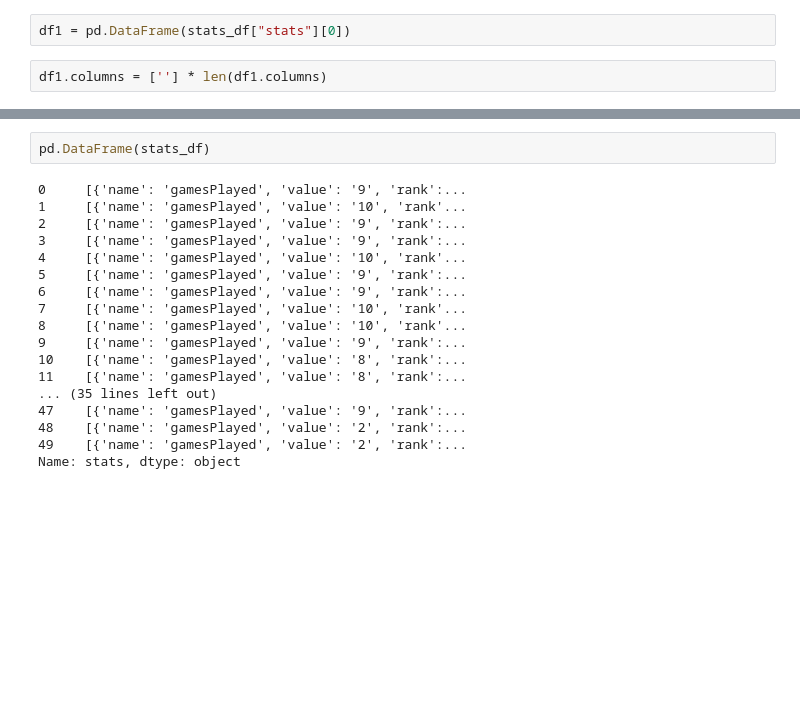
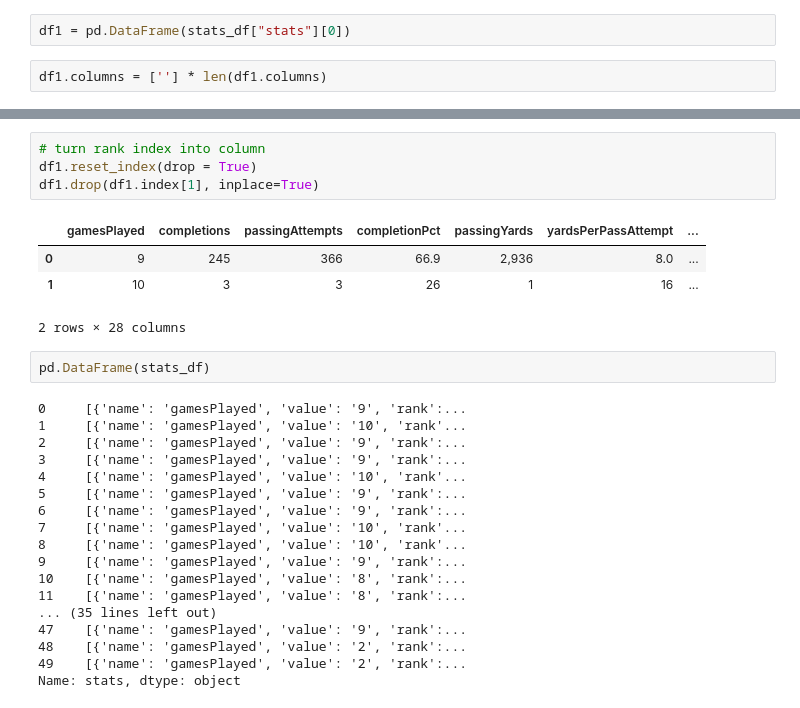
Before and after one commit to akeeme/nfl-api, a Jupyter notebook: api.ipynb, the cells around one changed output, grey strips where cells are left out. Saved outputs shown, nothing was run; the diff lists cells and outputs as text; blank space fills up the shorter version.

```diff
--- a/api.ipynb
+++ b/api.ipynb
@@ -113,3 +143,12 @@ records
+# %%
+# turn rank index into column
+df1.reset_index(drop = True)
+df1.drop(df1.index[1], inplace=True)
+# %% [output]
+|  | gamesPlayed | completions | passingAttempts | completionPct | passingYards | yardsPerPassAttempt | ... |
+| 0 | 9 | 245 | 366 | 66.9 | 2,936 | 8.0 | ... |
+| 1 | 10 | 3 | 3 | 26 | 1 | 16 | ... |
+2 rows × 28 columns
 # %%
 pd.DataFrame(stats_df)
 # %% [output]
```
Also changed, not shown: parts of 9 cells of this notebook, 2 other files.
